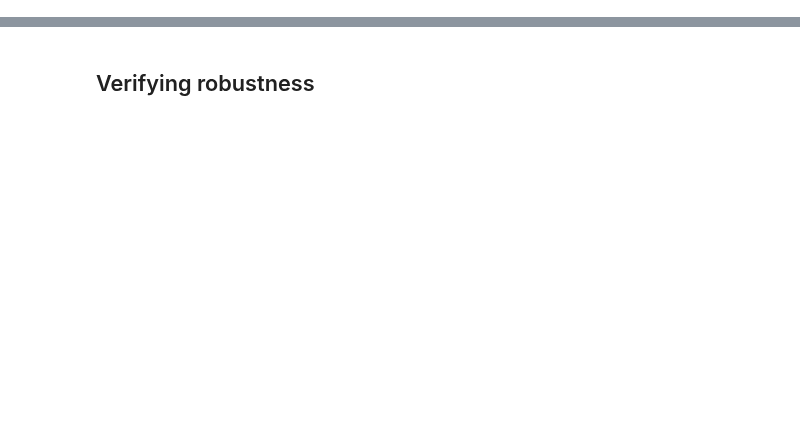
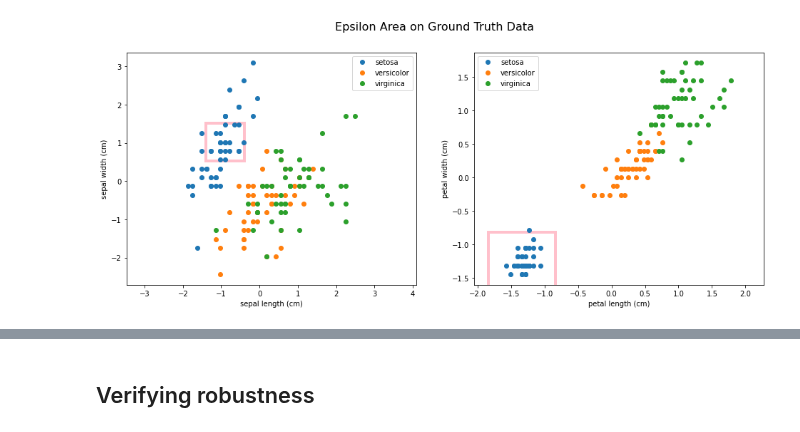
Before and after one commit to DDiekmann/Applied-Verification-Lab-Neural-Networks, a Jupyter notebook: Tutorials/Tutorial for SMT based Verification.ipynb, the cells around one changed output, grey strips where cells are left out. Drawn from its saved outputs; the diff is of its cells as text; code cells hidden in the pictures; blank space fills up the shorter version.

```diff
--- a/Tutorials/Tutorial for SMT based Verification.ipynb
+++ b/Tutorials/Tutorial for SMT based Verification.ipynb
@@ -82,0 +91,8 @@ iris_trainer.show_plots(names, feature_names, X, iris_trainer.predict(X_scaled,
+# %%
+fixed_input_y = X_scaled[0]
+fixed_input_y_class = y[0]
+epsilon = 0.5
+# %%
+plots.show_plots(names, feature_names, X_scaled, y, fixed_input_y, epsilon, title = 'Epsilon Area on Ground Truth Data')
+# %% [output]
+[figure, added]
```
Also changed, not shown: parts of 29 cells of this notebook.
